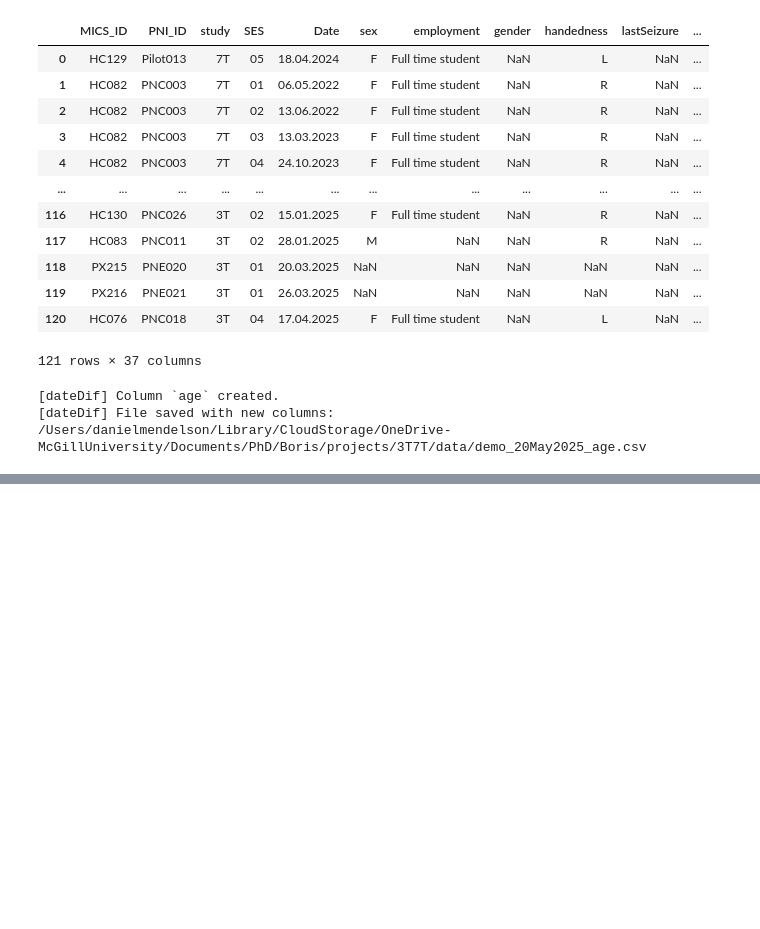
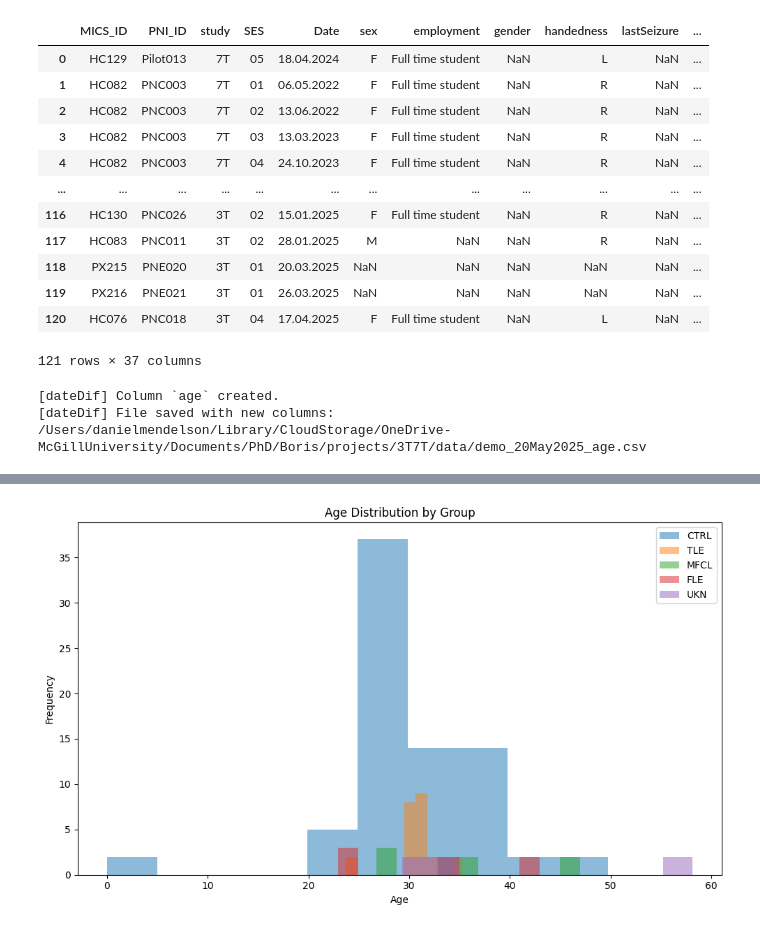
Before and after one commit to mendelsonD/3T7T, a Jupyter notebook: analyses/02_demo.ipynb, the cells around one changed output, grey strips where cells are left out. Drawn from its saved outputs; the diff is of its cells as text; code cells hidden in the pictures; blank space fills up the shorter version.

Commit message:
Grouping pts

```diff
--- a/analyses/02_demo.ipynb
+++ b/analyses/02_demo.ipynb
@@ -223,0 +291,3 @@ date = t1.dateDif(demo_pth, cols_in, "age", save=True)
+# %%
+demo_pth = "/host/verges/tank/data/daniel/3T7T/pt/demo_20May2025.csv"
+demo = group(demo_pth)
@@ -223,0 +316,5 @@ date = t1.dateDif(demo_pth, cols_in, "age", save=True)
+# %%
+# create new group col that puts all TLEs, all Unknowns, all MFCL, all FLE
+demo['grp_highLvl'] = demo['grp']
+demo['grp_highLvl'] = demo['grp_highLvl'].replace({'TLE_L': 'TLE', 'TLE_R': 'TLE', 'TLE_U': 'TLE', 'mTLE_L': 'TLE', 'mTLE_R': 'TLE', 'FLE_L': 'FLE', 'FLE_R': 'FLE', 'UKN_L': 'UKN', 'UKN_R': 'UKN', 'UKN_U': 'UKN', 'MFCL_bTLE_L': 'MFCL', 'MFCL_bTLE_R': 'MFCL', 'MFCL_bTLE': 'MFCL'})
+demo.groupby('grp_highLvl')['MICS_ID'].nunique()
@@ -223,0 +347,40 @@ date = t1.dateDif(demo_pth, cols_in, "age", save=True)
+# %%
+# show histograms for each group
+
+
+
+def plot_histogram(data, group_col, age_col, title):
+    """
+    Overlay histograms of age distribution for each group in the DataFrame.
+
+    Parameters:
+    data (pd.DataFrame): DataFrame containing the data.
+    group_col (str): Column name for the group classification.
+    age_col (str): Column name for the age values.
+    title (str): Title for the plot.
+    """
+    import matplotlib.pyplot as plt
+    import pandas as pd
+
+    plt.figure(figsize=(10, 6))
+
+    # Convert age column to numeric, coerce errors to NaN
+    ages = pd.to_numeric(data[age_col], errors='coerce')
+
+    # Overlay histograms for each group
+    groups = data[group_col].unique()
+    for grp in groups:
+        subset = data[data[group_col] == grp]
+        age_vals = pd.to_numeric(subset[age_col], errors='coerce').dropna()
+        plt.hist(age_vals, bins=10, alpha=0.5, label=grp)
+
+    plt.xlabel('Age')
+    plt.ylabel('Frequency')
+    plt.title(title)
+    plt.legend()
+    plt.tight_layout()
+    plt.show()
+
+plot_histogram(demo, 'grp_highLvl', 'age', 'Age Distribution by Group')
+# %% [output]
+[figure, added]
```
Also changed, not shown: parts of 9 cells of this notebook.
